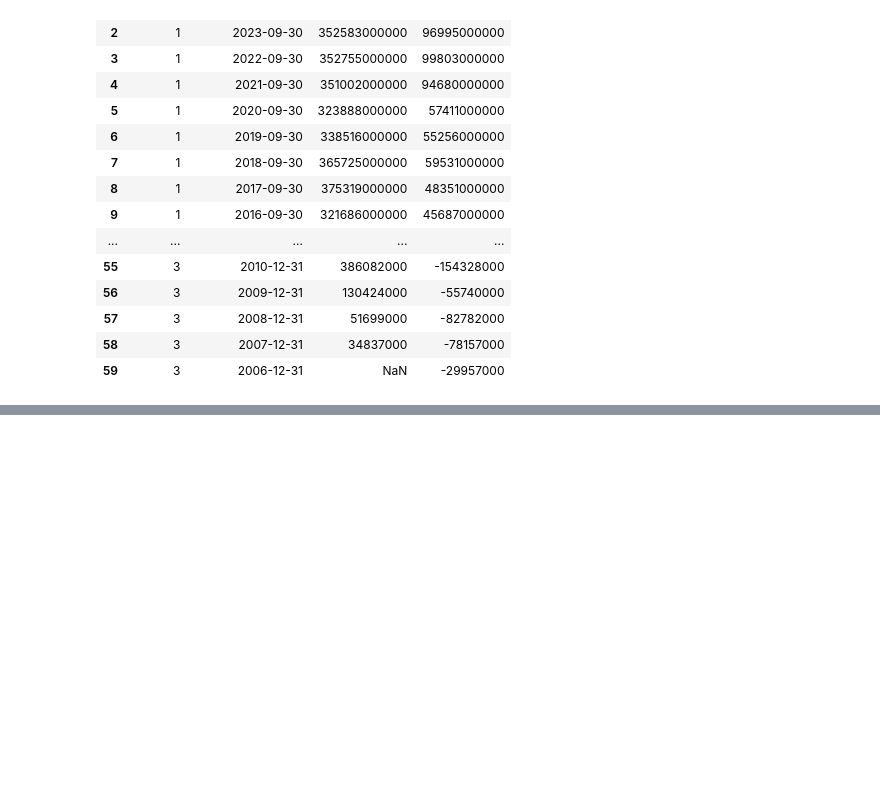
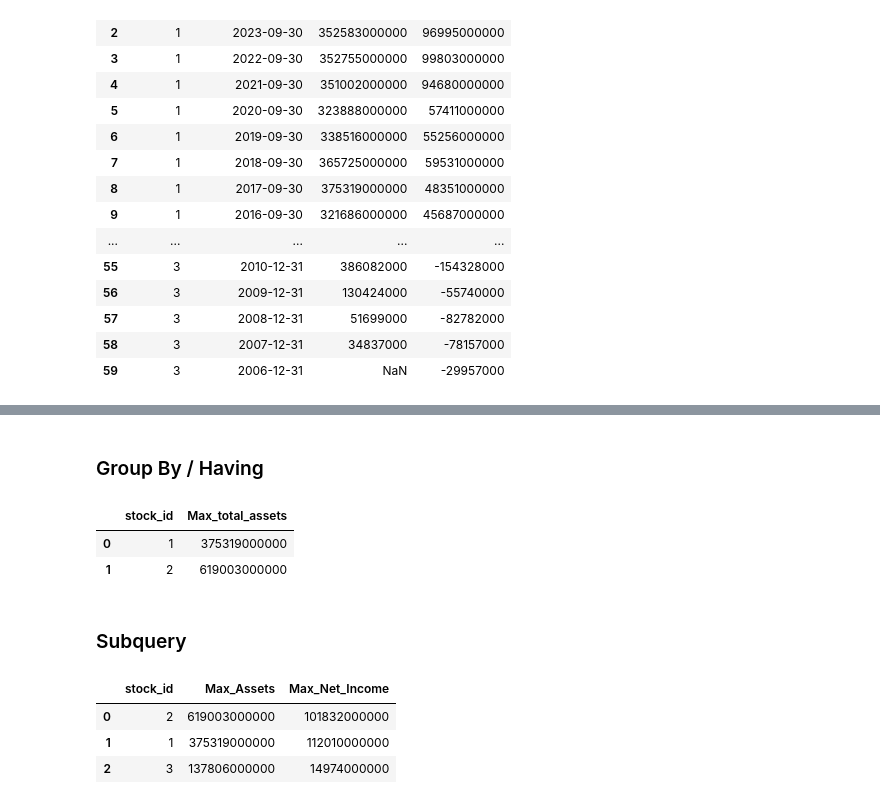
Before and after one commit to kumarbyes/project_stock_analysis, a Jupyter notebook: querying_using_sqlalchemy/query_postgres.ipynb, the cells around one changed output, grey strips where cells are left out. Cells and saved outputs as stored; diff of their text form; code cells hidden in the pictures; blank space fills up the shorter version.

```diff
--- a/querying_using_sqlalchemy/query_postgres.ipynb
+++ b/querying_using_sqlalchemy/query_postgres.ipynb
@@ -316,0 +328,55 @@ df # This will show the nice formatted table
+# %% [markdown]
+### Group By / Having
+# %%
+stmt = (select(BalanceSheet.stock_id,
+               func.max(BalanceSheet.total_assets).label("Max_total_assets"))
+               .group_by(BalanceSheet.stock_id)
+               .having(func.max(BalanceSheet.total_assets) > 300000000000)
+               .order_by(asc("Max_total_assets"))
+        )
+pd.read_sql(stmt,engine)
+# %% [output]
+|  | stock_id | Max_total_assets |
+| 0 | 1 | 375319000000 |
+| 1 | 2 | 619003000000 |
+# %% [markdown]
+### Subquery
+# %%
+# 1. Subquery for Balance Sheet Maximums
+subq_assets = (
+    select(
+        BalanceSheet.stock_id,
+        func.max(BalanceSheet.total_assets).label("Max_Assets")
+    )
+    .group_by(BalanceSheet.stock_id)
+    .subquery()
+)
+
+# 2. Subquery for Income Statement Maximums
+subq_income = (
+    select(
+        IncomeStatement.stock_id,
+        func.max(IncomeStatement.net_income).label("Max_Net_Income")
+    )
+    .group_by(IncomeStatement.stock_id)
+    .subquery()
+)
+
+# 3. Main query joining the two subqueries
+stmt = (
+    select(
+        subq_assets.c.stock_id,
+        subq_assets.c.Max_Assets,
+        subq_income.c.Max_Net_Income
+    )
+    .join(subq_income, subq_assets.c.stock_id == subq_income.c.stock_id)
+    .order_by(subq_assets.c.Max_Assets.desc())
+)
+
+df = pd.read_sql(stmt, engine)
+df
+# %% [output]
+|  | stock_id | Max_Assets | Max_Net_Income |
+| 0 | 2 | 619003000000 | 101832000000 |
+| 1 | 1 | 375319000000 | 112010000000 |
+| 2 | 3 | 137806000000 | 14974000000 |
```
Also changed, not shown: parts of 14 cells of this notebook.
